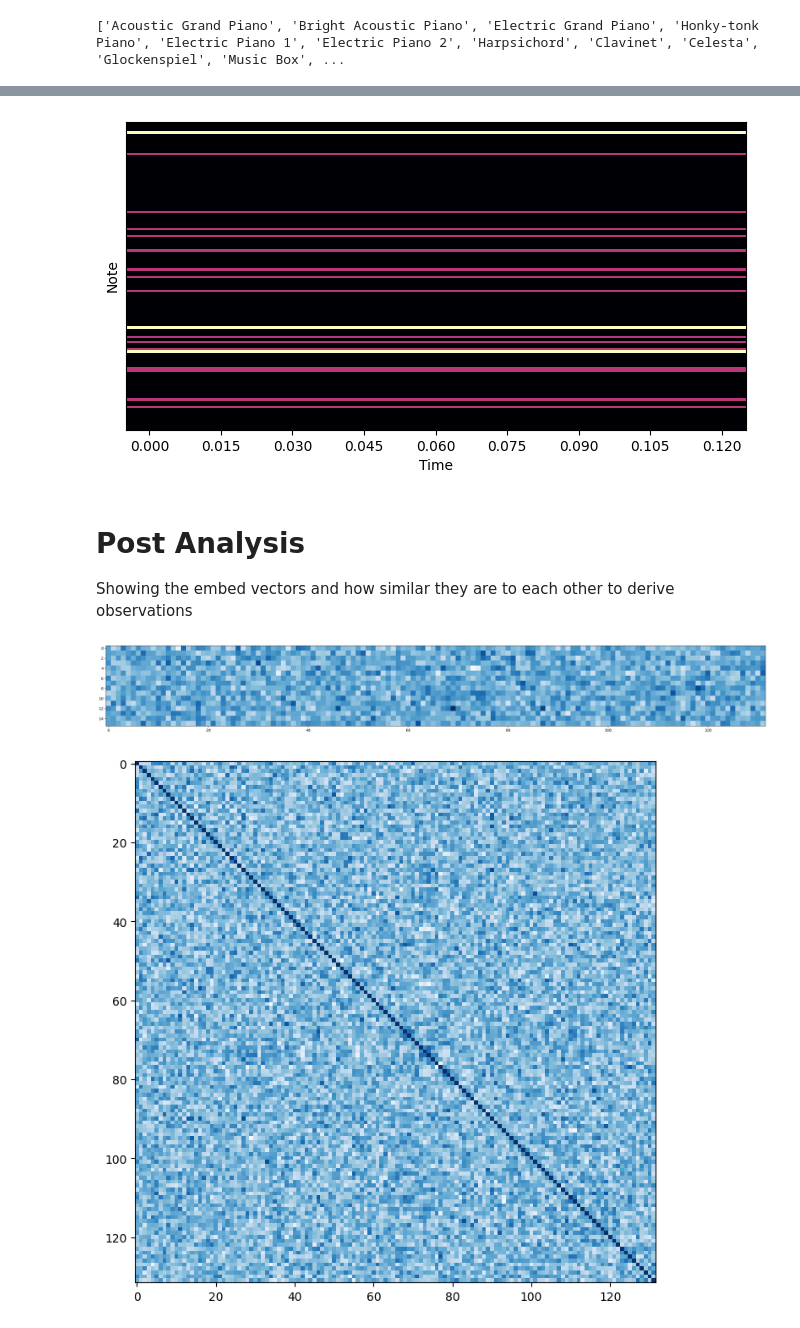
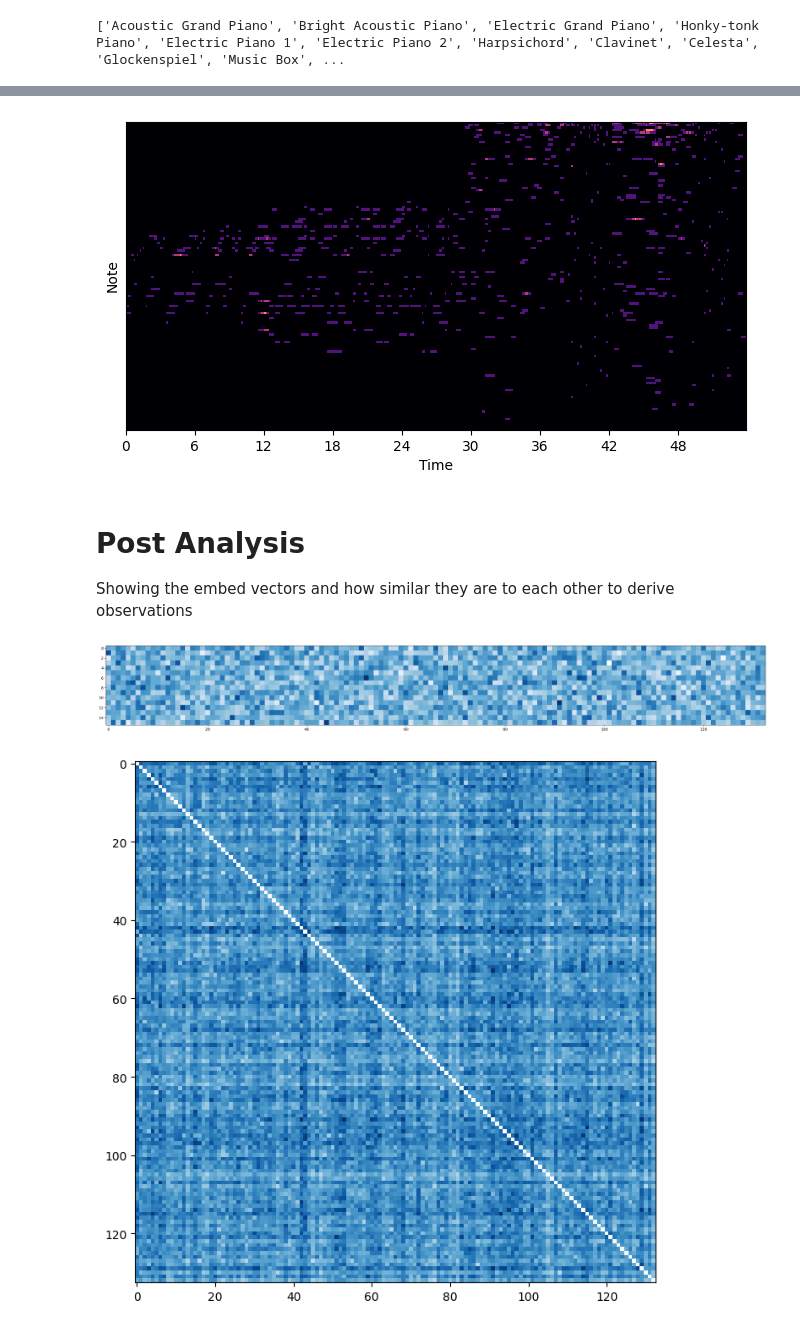
Before and after one commit to TheRealAnonymous008/ML-Playground, a Jupyter notebook: Composer/gen.ipynb, the cells around one changed output, grey strips where cells are left out. Saved outputs shown, nothing was run; the diff lists cells and outputs as text; code cells hidden in the pictures.

```diff
--- a/Composer/gen.ipynb
+++ b/Composer/gen.ipynb
@@ -20,7 +21,7 @@ SKIP_EOS = True # If true, ignores any EOS tokens
 
 model = NoteComposeNet()
 
-PATH = r"./checkpoints/temps/model_4"
+PATH = r"./checkpoints/model_20230806_065104_1"
 model.load_state_dict(torch.load(PATH))
 # %% [output]
 <All keys matched successfully>
@@ -28,3 +29,7 @@ model.load_state_dict(torch.load(PATH))
 print(pretty_midi.INSTRUMENT_MAP)
 # %% [output]
 ['Acoustic Grand Piano', 'Bright Acoustic Piano', 'Electric Grand Piano', 'Honky-tonk Piano', 'Electric Piano 1', 'Electric Piano 2', 'Harpsichord', 'Clavinet', 'Celesta', 'Glockenspiel', 'Music Box', ...
+# %%
+df = make_dataset([r'jojo_samp.mid'])
+midi_prompt = df.iloc[0]['notes'][:-1]
+print(len(midi_prompt))
@@ -31,11 +38,21 @@ print(pretty_midi.INSTRUMENT_MAP)
 # %%
 PROMPT_1 = ["BOS"]
-PROMPT_2 = ["BOS", "C5", "SEP", "D5", "SEP", "E5", "SEP", "F5", "SEP", "G5", "SEP", "A5", "SEP", "B5", "SEP"]
+PROMPT_2 = ["BOS", "C5", "BEAT", "D5", "BEAT", "E5", "BEAT", "F5", "BEAT", "G5", "BEAT", "A5", "BEAT", "B5", "BEAT"]
+PROMPT_3 = ["BOS", "A4", "BEAT", "B4", "BEAT", "C5", "BEAT", "D5", "BEAT", "E5", "BEAT", "F5", "BEAT", "G5", "BEAT"]
 
-prompt = PROMPT_1
+prompt = PROMPT_3
 tokenized = []
 for i in prompt:
     tokenized.append(VOCABULARY[i])
-toks = model.generate(np.array(tokenized, dtype=int), max_len=300, temperature=1.0)
+
+final_prompt = np.array(tokenized, dtype=int)
+
+# For midi based prompts
+tokenized = np.array(midi_prompt[:], dtype=int)
+# tokenized = final_prompt
+
+toks = model.generate(tokenized, max_len=500, temperature=1.0, top_p=0.9)
+
 print(model.detokenize(toks))
+toks = np.concatenate([tokenized, toks])
 # %% [output]
@@ -45,6 +62,7 @@ midi_file = pretty_midi.PrettyMIDI()
 
 piano = pretty_midi.Instrument(0)
 
+duration = 0
 time = 0
 tpq = midi_file.resolution
 
@@ -54,7 +72,6 @@ t_itr = 0
 
 for i, tok in enumerate(toks):
     #duration = durations[d_itr]
-    duration = 220 / 4
     velocity = 127
 
     if tok < NUM_MIDI_NOTES:
@@ -62,15 +79,19 @@ for i, tok in enumerate(toks):
         v_itr += 1
         piano.notes.append(note)
     elif tok == VOCABULARY['EOS']:
+        time += 220 / 4
+        continue
         break # Stop Generating for EOS
     elif tok == VOCABULARY['SEP']:
         d_itr += 1
+        duration = 220 / 4 * np.random.uniform(0.25, 4.0)
     elif tok == VOCABULARY['BEAT']:
         # time += times[t_itr]
+        time += 220 / 4 # temp
         t_itr += 1
 
 
 
 midi_file.instruments.append(piano)
 
-midi_file.write("my_midi.mid")
+midi_file.write("my_midi_2.mid")
@@ -86,7 +103,7 @@ librosa.display.specshow(midi_file.get_piano_roll(fs),
                              hop_length=1, sr=fs, x_axis='time', y_axis='cqt_note')
 plt.show()
 # %% [output]
-[figure, old version]
+[figure, new version]
 # %% [markdown]
 # Post Analysis
 
@@ -102,16 +119,16 @@ plt.figure(figsize=(32 ,32))
 plt.imshow(plot_embeds, cmap='Blues', interpolation='nearest')
 plt.show()
 # %% [output]
-[figure, old version]
+[figure, new version]
 # %%
 corr = [[0 for i in range(0, len(embeds))] for j in range(0, len(embeds))]
 for i in range(0, len(embeds)):
     for j in range(0, len(embeds)):
-        corr[i][j] = np.dot(embeds[i], embeds[j]) / (norm(embeds[i]) * norm(embeds[j]))
+        corr[i][j] = norm(embeds[i] - embeds[j])
 
 
 plt.figure(figsize=(8 ,8))
 plt.imshow(corr, cmap='Blues', interpolation='nearest')
 plt.show()
 # %% [output]
-[figure, old version]
+[figure, new version]
```
Also changed, not shown: parts of 6 cells of this notebook, 6 other files.
